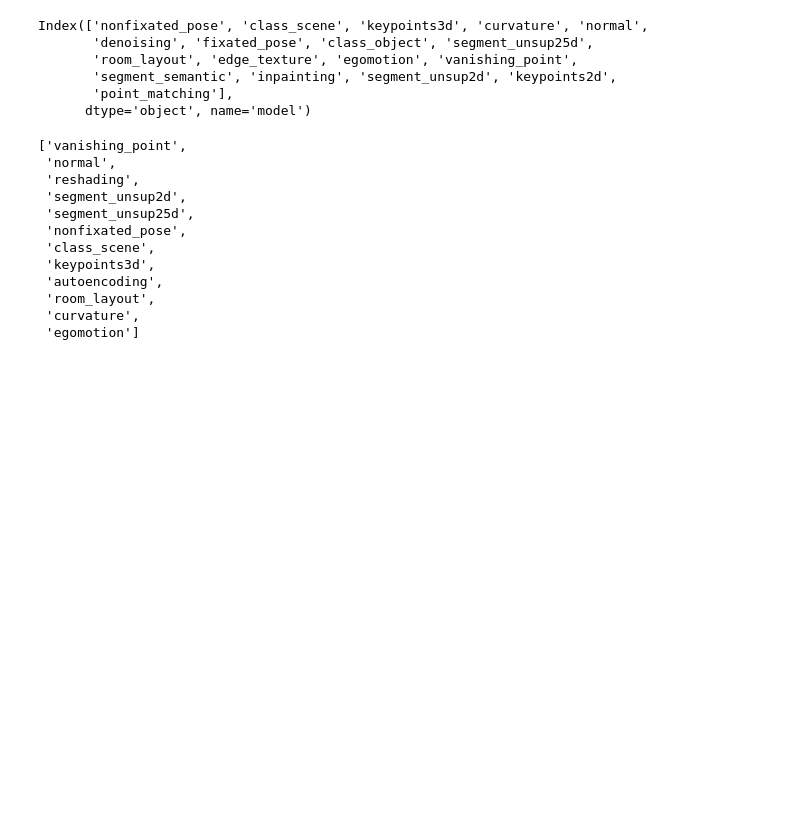
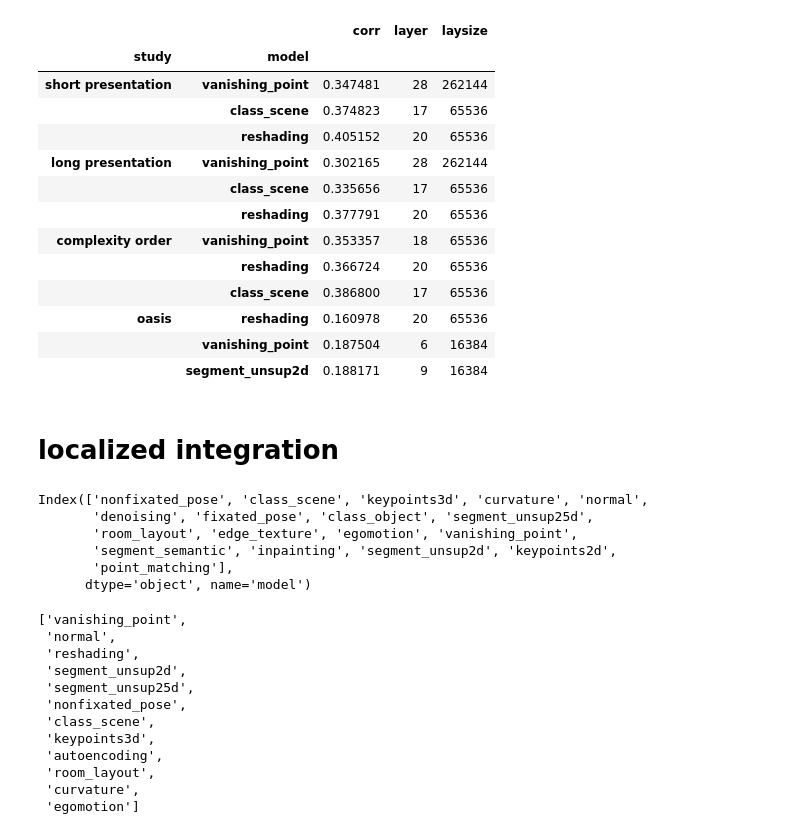
Before and after one commit to toniklenk/analysis-taskonomy, a Jupyter notebook: scripts/spatialintegration.ipynb, the cells around one changed output. Cells and saved outputs as stored; diff of their text form; code cells hidden in the pictures; blank space fills up the shorter version.

```diff
--- a/scripts/spatialintegration.ipynb
+++ b/scripts/spatialintegration.ipynb
@@ -109,3 +104,24 @@ dfsubsets = dfsubsets.loc[_models]
+# %%
+bestlayers.loc[("scale2", slice(None), slice(None))].groupby("study").apply(
+    lambda df: df.sort_values("corr")
+).droplevel(0).loc[list(_studies)].groupby("study").tail(3)
+# %% [output]
+|  |  | corr | layer | laysize |
+| study | model |  |  |  |
+| short presentation | vanishing_point | 0.347481 | 28 | 262144 |
+|  | class_scene | 0.374823 | 17 | 65536 |
+|  | reshading | 0.405152 | 20 | 65536 |
+| long presentation | vanishing_point | 0.302165 | 28 | 262144 |
+|  | class_scene | 0.335656 | 17 | 65536 |
+|  | reshading | 0.377791 | 20 | 65536 |
+| complexity order | vanishing_point | 0.353357 | 18 | 65536 |
+|  | reshading | 0.366724 | 20 | 65536 |
+|  | class_scene | 0.386800 | 17 | 65536 |
+| oasis | reshading | 0.160978 | 20 | 65536 |
+|  | vanishing_point | 0.187504 | 6 | 16384 |
+|  | segment_unsup2d | 0.188171 | 9 | 16384 |
+# %% [markdown]
+# localized integration
 # %%
 # example study, scale
 st = "short presentation"
```
Also changed, not shown: parts of 55 cells of this notebook, 2 other files.
